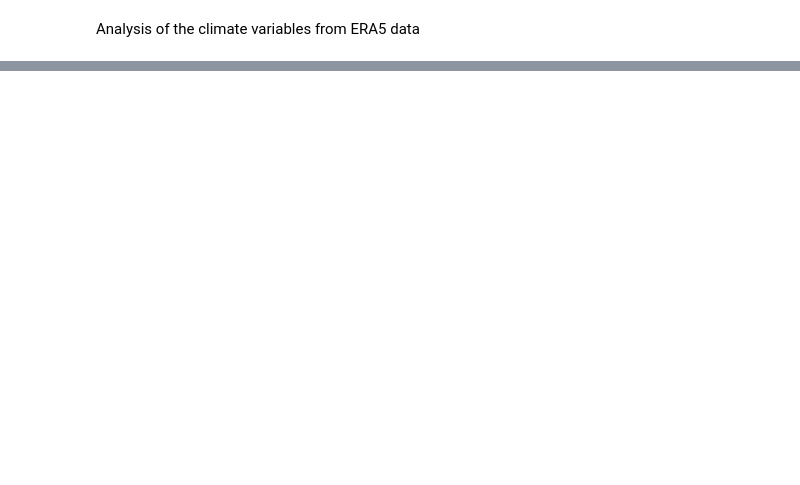
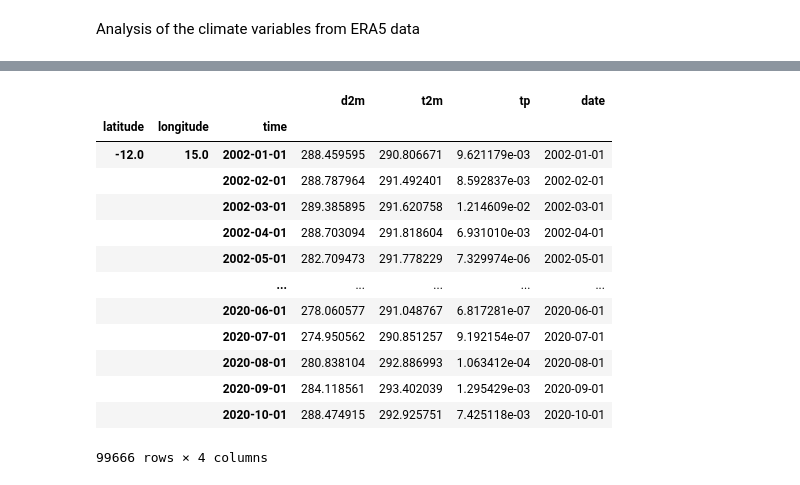
Before and after one commit to SarahBerk-github/MODIS_Gaussian, a Jupyter notebook: Climate_ERA5_Analysis_2020_12.ipynb, the cells around one changed output, grey strips where cells are left out. Cells and saved outputs as stored; diff of their text form; code cells hidden in the pictures; blank space fills up the shorter version.

```diff
--- a/Climate_ERA5_Analysis_2020_12.ipynb
+++ b/Climate_ERA5_Analysis_2020_12.ipynb
@@ -138,0 +540,17 @@ plt.savefig('era5_clim_trends.png')
+# %%
+Huambo_clim_df
+# %% [output]
+|  |  |  | d2m | t2m | tp | date |
+| latitude | longitude | time |  |  |  |  |
+| -12.0 | 15.0 | 2002-01-01 | 288.459595 | 290.806671 | 9.621179e-03 | 2002-01-01 |
+|  |  | 2002-02-01 | 288.787964 | 291.492401 | 8.592837e-03 | 2002-02-01 |
+|  |  | 2002-03-01 | 289.385895 | 291.620758 | 1.214609e-02 | 2002-03-01 |
+|  |  | 2002-04-01 | 288.703094 | 291.818604 | 6.931010e-03 | 2002-04-01 |
+|  |  | 2002-05-01 | 282.709473 | 291.778229 | 7.329974e-06 | 2002-05-01 |
+|  |  | ... | ... | ... | ... | ... |
+|  |  | 2020-06-01 | 278.060577 | 291.048767 | 6.817281e-07 | 2020-06-01 |
+|  |  | 2020-07-01 | 274.950562 | 290.851257 | 9.192154e-07 | 2020-07-01 |
+|  |  | 2020-08-01 | 280.838104 | 292.886993 | 1.063412e-04 | 2020-08-01 |
+|  |  | 2020-09-01 | 284.118561 | 293.402039 | 1.295429e-03 | 2020-09-01 |
+|  |  | 2020-10-01 | 288.474915 | 292.925751 | 7.425118e-03 | 2020-10-01 |
+99666 rows × 4 columns
```
Also changed, not shown: parts of 5 cells of this notebook, 1 other file.
